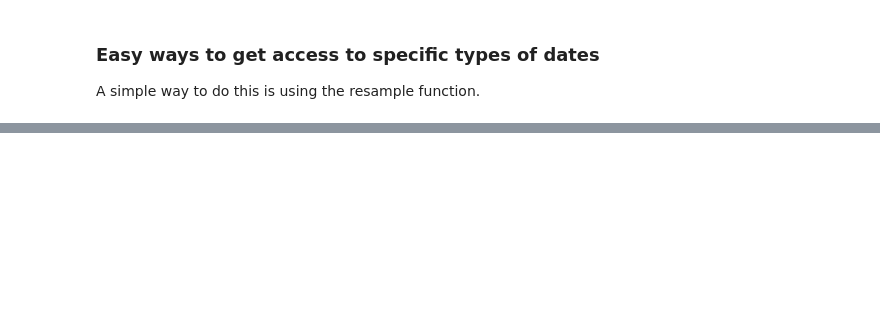
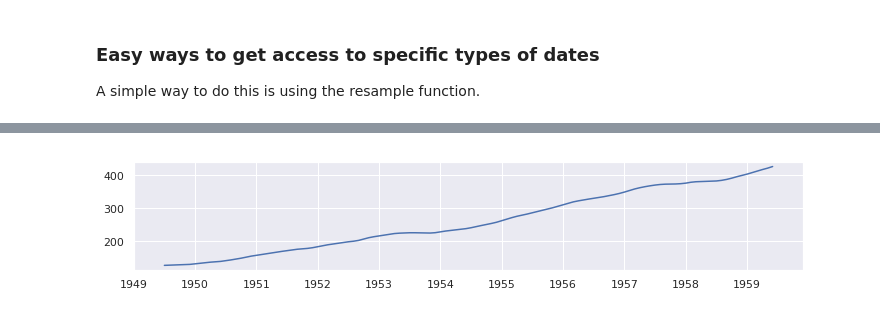
Before and after one commit to TomMonks/code-club-basic-forecasting, a Jupyter notebook: intro_to_dates.ipynb, the cells around one changed output, grey strips where cells are left out. Drawn from its saved outputs; the diff is of its cells as text; code cells hidden in the pictures; blank space fills up the shorter version.

```diff
--- a/intro_to_dates.ipynb
+++ b/intro_to_dates.ipynb
@@ -293,0 +371,6 @@ df.resample(rule='M').max().plot.line(figsize=(12,4)) # month end maximum sales
+# %%
+sd_result = seasonal_decompose(train, model='multiplicative')
+# %%
+ax = sd_result.trend.plot(figsize=(12,2))
+# %% [output]
+[figure, added]
```
Also changed, not shown: parts of 28 cells of this notebook, 1 other file.
